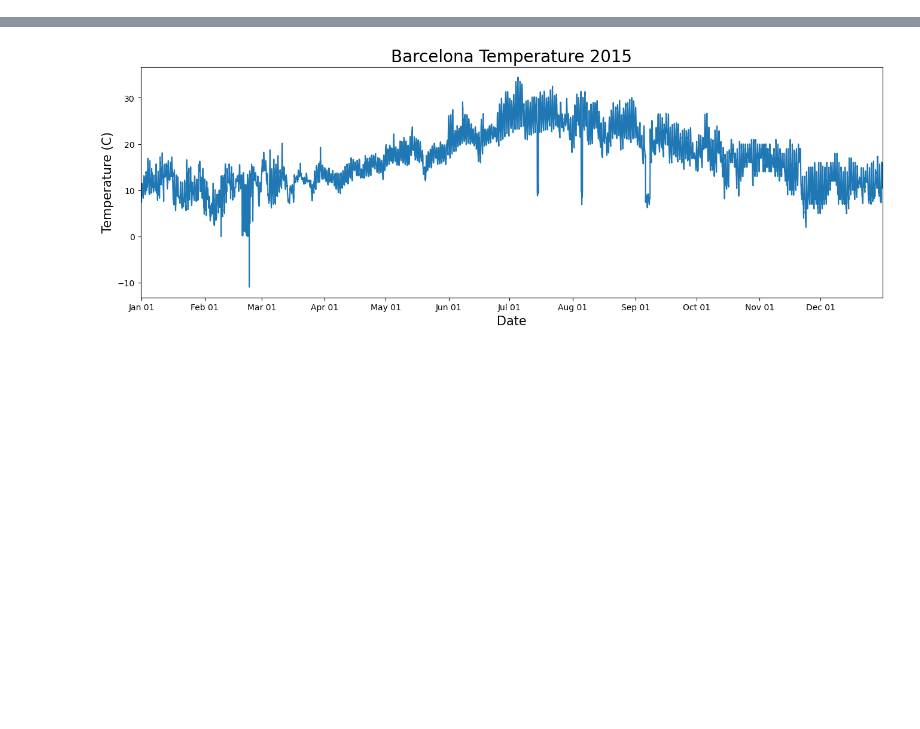
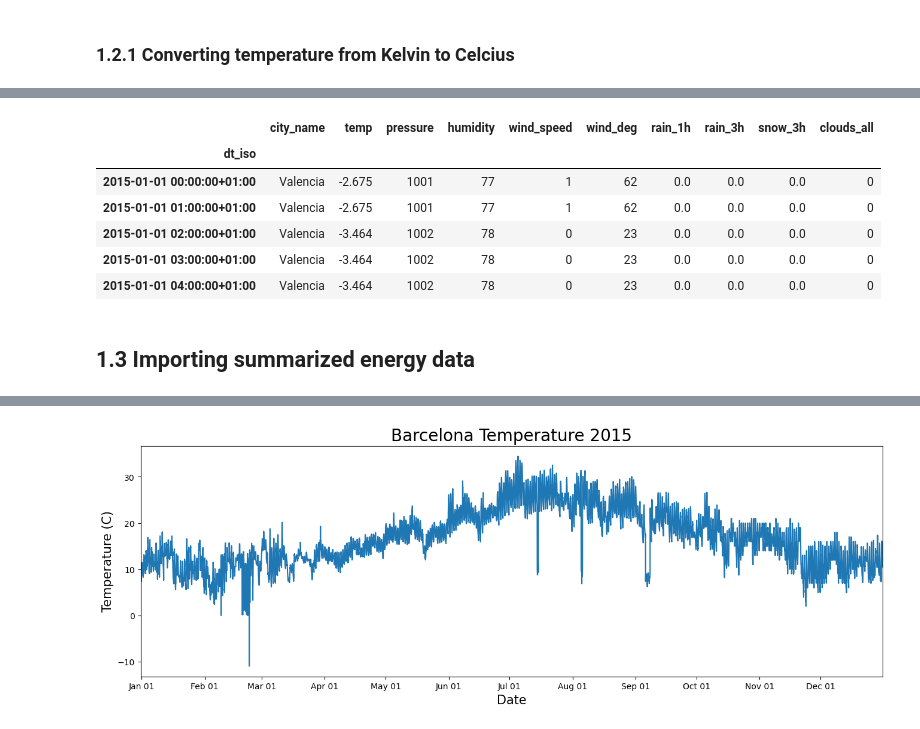
Before and after one commit to klagios/Capstone_02, a Jupyter notebook: Capstone_02_EDA.ipynb, the cells around one changed output, grey strips where cells are left out. Saved outputs shown, nothing was run; the diff lists cells and outputs as text; code cells hidden in the pictures; blank space fills up the shorter version.

```diff
--- a/Capstone_02_EDA.ipynb
+++ b/Capstone_02_EDA.ipynb
@@ -81,9 +62,9 @@ array(['Barcelona', 'Bilbao', 'Madrid', 'Seville', 'Valencia'],
+# %% [markdown]
+### 1.2.1 Converting temperature from Kelvin to Celcius
 # %%
 #Convert temp columns to Celcius
 weather_data['temp'] = weather_data['temp']-273.15
-weather_data['temp_min'] = weather_data['temp_min']-273.15
-weather_data['temp_max'] = weather_data['temp_max']-273.15
 #Convert temp columns to Farenheit
 #weather_data['temp'] = (weather_data['temp']-273.15) * 9/5
-print(weather_data.head())
+weather_data.head()
 # %% [output]
@@ -106,0 +71,9 @@ dt_iso
+|  | city_name | temp | pressure | humidity | wind_speed | wind_deg | rain_1h | rain_3h | snow_3h | clouds_all |
+| dt_iso |  |  |  |  |  |  |  |  |  |  |
+| 2015-01-01 00:00:00+01:00 | Valencia | -2.675 | 1001 | 77 | 1 | 62 | 0.0 | 0.0 | 0.0 | 0 |
+| 2015-01-01 01:00:00+01:00 | Valencia | -2.675 | 1001 | 77 | 1 | 62 | 0.0 | 0.0 | 0.0 | 0 |
+| 2015-01-01 02:00:00+01:00 | Valencia | -3.464 | 1002 | 78 | 0 | 23 | 0.0 | 0.0 | 0.0 | 0 |
+| 2015-01-01 03:00:00+01:00 | Valencia | -3.464 | 1002 | 78 | 0 | 23 | 0.0 | 0.0 | 0.0 | 0 |
+| 2015-01-01 04:00:00+01:00 | Valencia | -3.464 | 1002 | 78 | 0 | 23 | 0.0 | 0.0 | 0.0 | 0 |
+# %% [markdown]
+## 1.3 Importing summarized energy data
```
Also changed, not shown: parts of 39 cells of this notebook, 2 other files.
